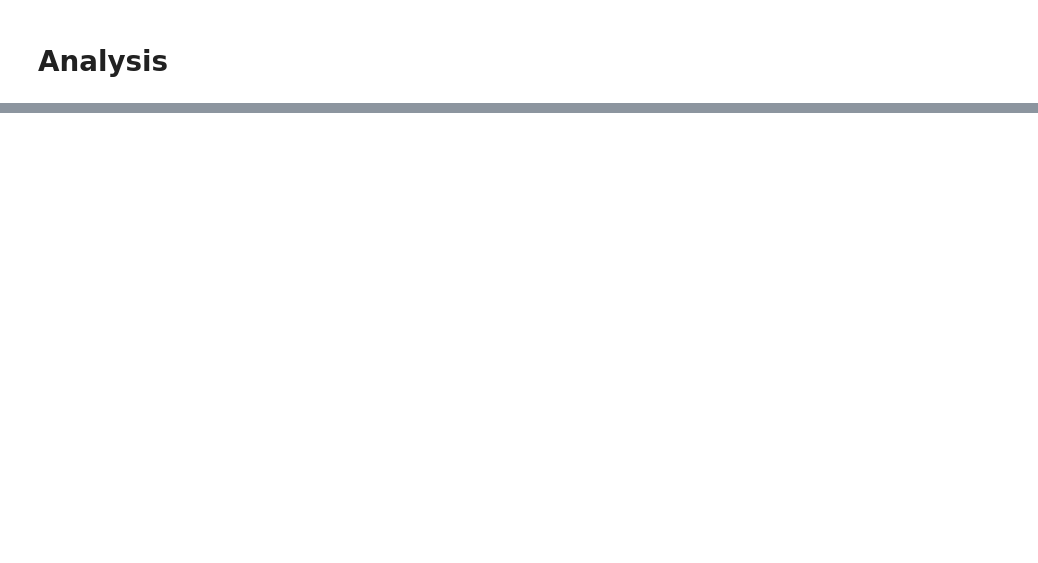
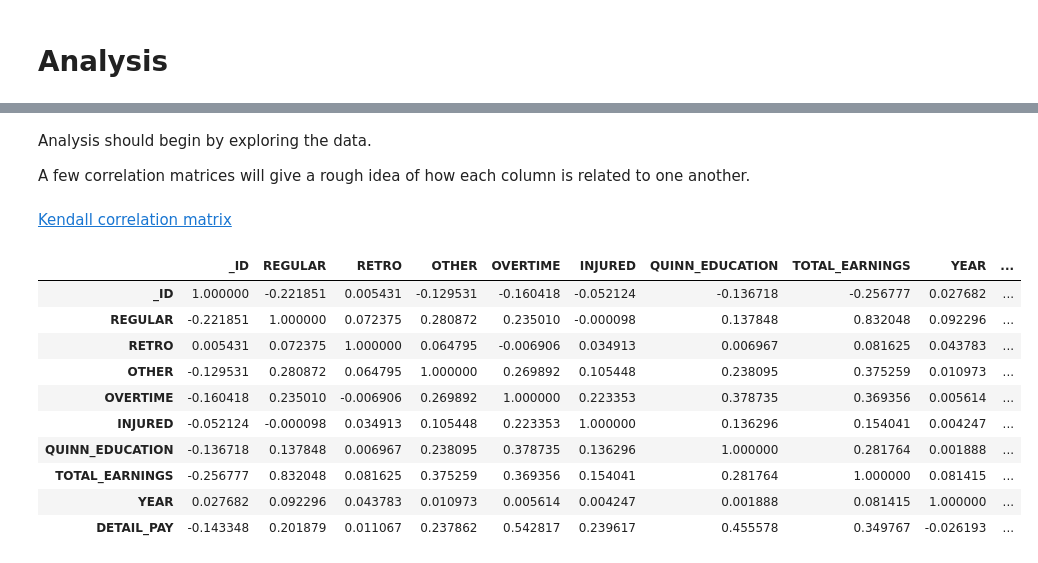
Before and after one commit to atomdog/CBBA, a Jupyter notebook: Final PDF addendum.ipynb, the cells around one changed output, grey strips where cells are left out. Cells and saved outputs as stored; diff of their text form; code cells hidden in the pictures; blank space fills up the shorter version.

```diff
--- a/Final PDF addendum.ipynb
+++ b/Final PDF addendum.ipynb
@@ -80,2 +87,6 @@ See the caveats in the documentation: https://pandas.pydata.org/pandas-docs/stab
+# %%
+if('Unnamed: 0' in df.columns and 'Unnamed: 0.1' in df.columns):
+    df=df.drop(columns=['Unnamed: 0','Unnamed: 0.1'])
+    df.head(10)
 # %% [markdown]
 # Analysis
@@ -83,0 +93,20 @@ See the caveats in the documentation: https://pandas.pydata.org/pandas-docs/stab
+# %% [markdown]
+Analysis should begin by exploring the data.
+
+A few correlation matrices will give a rough idea of how each column is related to one another.
+# %% [markdown]
+[Kendall correlation matrix](https://en.wikipedia.org/wiki/Kendall_rank_correlation_coefficient)
+# %%
+df.corr(method = "kendall")
+# %% [output]
+|  | _ID | REGULAR | RETRO | OTHER | OVERTIME | INJURED | QUINN_EDUCATION | TOTAL_EARNINGS | YEAR | ... |
+| _ID | 1.000000 | -0.221851 | 0.005431 | -0.129531 | -0.160418 | -0.052124 | -0.136718 | -0.256777 | 0.027682 | ... |
+| REGULAR | -0.221851 | 1.000000 | 0.072375 | 0.280872 | 0.235010 | -0.000098 | 0.137848 | 0.832048 | 0.092296 | ... |
+| RETRO | 0.005431 | 0.072375 | 1.000000 | 0.064795 | -0.006906 | 0.034913 | 0.006967 | 0.081625 | 0.043783 | ... |
+| OTHER | -0.129531 | 0.280872 | 0.064795 | 1.000000 | 0.269892 | 0.105448 | 0.238095 | 0.375259 | 0.010973 | ... |
+| OVERTIME | -0.160418 | 0.235010 | -0.006906 | 0.269892 | 1.000000 | 0.223353 | 0.378735 | 0.369356 | 0.005614 | ... |
+| INJURED | -0.052124 | -0.000098 | 0.034913 | 0.105448 | 0.223353 | 1.000000 | 0.136296 | 0.154041 | 0.004247 | ... |
+| QUINN_EDUCATION | -0.136718 | 0.137848 | 0.006967 | 0.238095 | 0.378735 | 0.136296 | 1.000000 | 0.281764 | 0.001888 | ... |
+| TOTAL_EARNINGS | -0.256777 | 0.832048 | 0.081625 | 0.375259 | 0.369356 | 0.154041 | 0.281764 | 1.000000 | 0.081415 | ... |
+| YEAR | 0.027682 | 0.092296 | 0.043783 | 0.010973 | 0.005614 | 0.004247 | 0.001888 | 0.081415 | 1.000000 | ... |
+| DETAIL_PAY | -0.143348 | 0.201879 | 0.011067 | 0.237862 | 0.542817 | 0.239617 | 0.455578 | 0.349767 | -0.026193 | ... |
```
Also changed, not shown: parts of 25 cells of this notebook, 3 other files.
